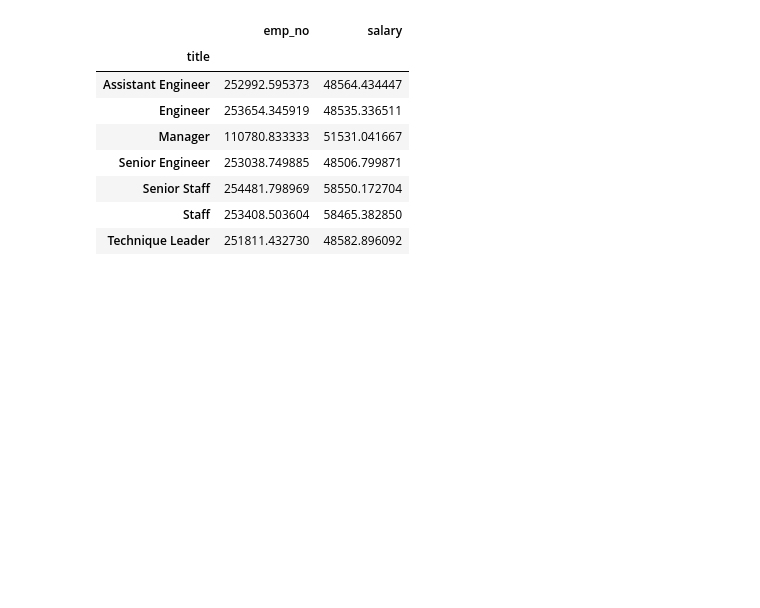
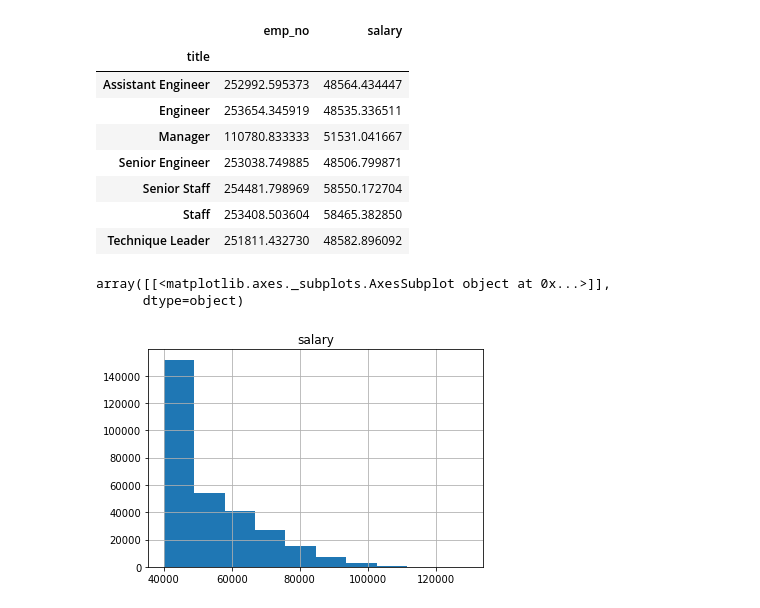
Before and after one commit to meghanvl/Employee_Research_Project, a Jupyter notebook: EmployeeSQL/Employee.ipynb, the cells around one changed output. Saved outputs shown, nothing was run; the diff lists cells and outputs as text; code cells hidden in the pictures; blank space fills up the shorter version.

```diff
--- a/EmployeeSQL/Employee.ipynb
+++ b/EmployeeSQL/Employee.ipynb
@@ -115,3 +115,9 @@ average_salary
 | Senior Staff | 254481.798969 | 58550.172704 |
 | Staff | 253408.503604 | 58465.382850 |
 | Technique Leader | 251811.432730 | 48582.896092 |
+# %%
+salary_df.hist(column='salary')
+# %% [output]
+array([[<matplotlib.axes._subplots.AxesSubplot object at 0x...>]],
+      dtype=object)
+[figure, added]
```
Also changed, not shown: parts of 1 cell of this notebook.
